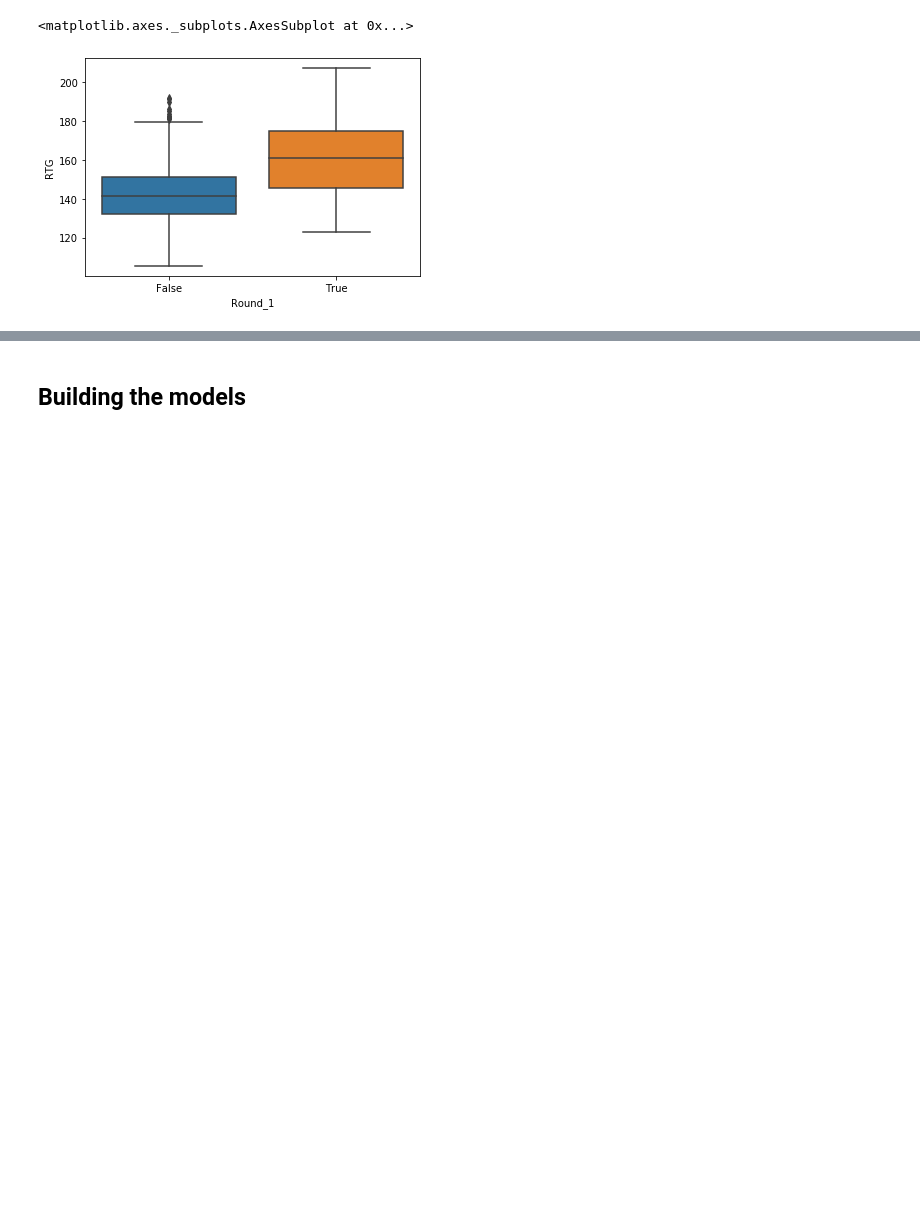
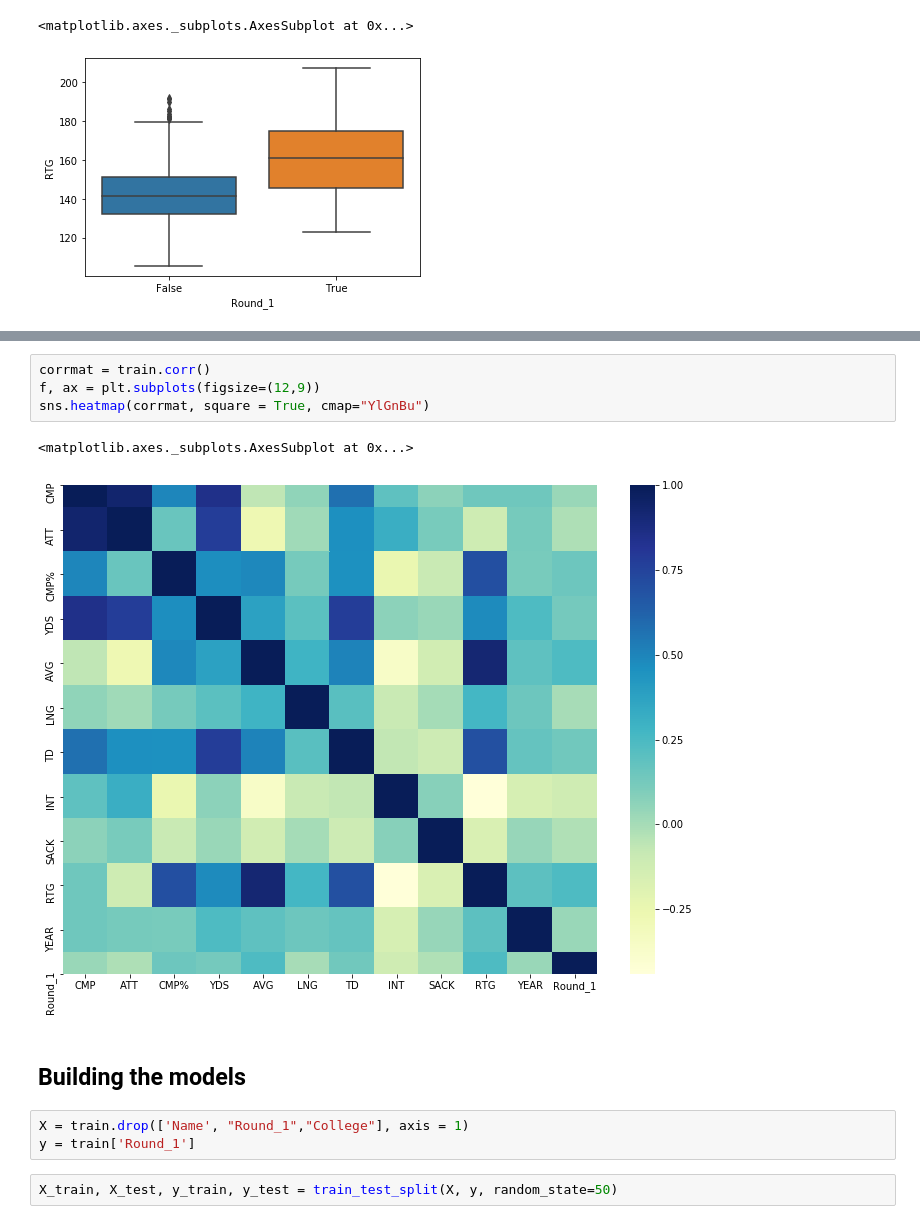
Before and after one commit to chad35/SportsProject, a Jupyter notebook: Project.ipynb, the cells around one changed output, grey strips where cells are left out. Cells and saved outputs as stored; diff of their text form; blank space fills up the shorter version.

```diff
--- a/Project.ipynb
+++ b/Project.ipynb
@@ -395,5 +440,17 @@ train[train["Round_1"] == False].describe()
 | 50% | 250.000000 | 405.000000 | 62.300000 | 3131.000000 | 7.700000 | 75.000000 | 24.000000 | 10.000000 | 22.000000 | 141.200000 | 2011.000000 |
 | 75% | 286.000000 | 453.000000 | 65.300000 | 3557.000000 | 8.400000 | 81.000000 | 29.000000 | 13.000000 | 28.000000 | 151.100000 | 2015.000000 |
 | max | 512.000000 | 714.000000 | 76.700000 | 5705.000000 | 11.300000 | 99.000000 | 58.000000 | 23.000000 | 54.000000 | 191.800000 | 2019.000000 |
+# %%
+corrmat = train.corr()
+f, ax = plt.subplots(figsize=(12,9))
+sns.heatmap(corrmat, square = True, cmap="YlGnBu")
+# %% [output]
+<matplotlib.axes._subplots.AxesSubplot at 0x...>
+[figure, added]
 # %% [markdown]
 ## Building the models
+# %%
+X = train.drop(['Name', "Round_1","College"], axis = 1)
+y = train['Round_1']
+# %%
+X_train, X_test, y_train, y_test = train_test_split(X, y, random_state=50)
```
Also changed, not shown: parts of 32 cells of this notebook.
